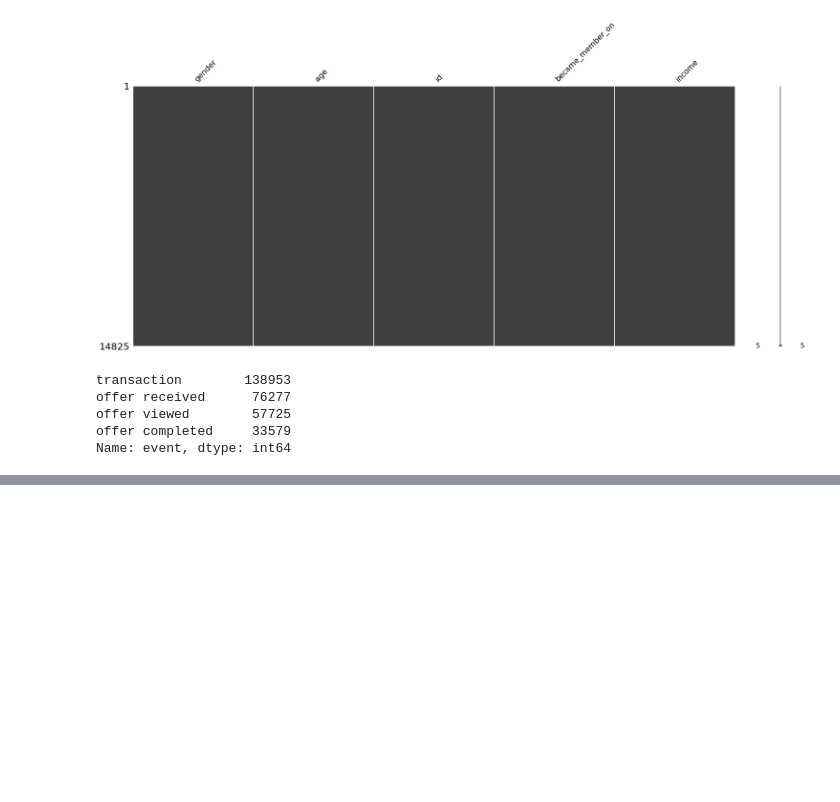
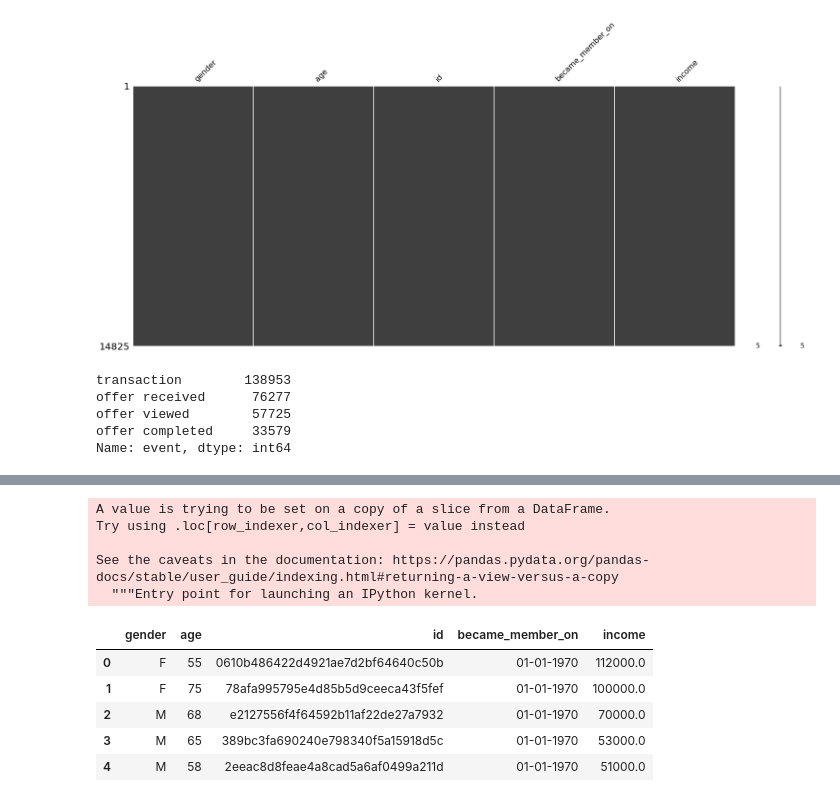
Before and after one commit to malekaburaddaha/Starbucks-Project, a Jupyter notebook: Starbucks_Capstone_notebook.ipynb, the cells around one changed output, grey strips where cells are left out. Saved outputs shown, nothing was run; the diff lists cells and outputs as text; code cells hidden in the pictures; blank space fills up the shorter version.

Commit message:
Data Processing

```diff
--- a/Starbucks_Capstone_notebook.ipynb
+++ b/Starbucks_Capstone_notebook.ipynb
@@ -214,3 +216,18 @@ See the caveats in the documentation: https://pandas.pydata.org/pandas-docs/stab
+# %%
+complete_profile['became_member_on'] = complete_profile['became_member_on'].dt.strftime("%d-%m-%Y")
+complete_profile.head()
+# %% [output]
+A value is trying to be set on a copy of a slice from a DataFrame.
+Try using .loc[row_indexer,col_indexer] = value instead
+
+See the caveats in the documentation: https://pandas.pydata.org/pandas-docs/stable/user_guide/indexing.html#returning-a-view-versus-a-copy
+  """Entry point for launching an IPython kernel.
+|  | gender | age | id | became_member_on | income |
+| 0 | F | 55 | 0610b486422d4921ae7d2bf64640c50b | 01-01-1970 | 112000.0 |
+| 1 | F | 75 | 78afa995795e4d85b5d9ceeca43f5fef | 01-01-1970 | 100000.0 |
+| 2 | M | 68 | e2127556f4f64592b11af22de27a7932 | 01-01-1970 | 70000.0 |
+| 3 | M | 65 | 389bc3fa690240e798340f5a15918d5c | 01-01-1970 | 53000.0 |
+| 4 | M | 58 | 2eeac8d8feae4a8cad5a6af0499a211d | 01-01-1970 | 51000.0 |
 # %%
 complete_profile['became_member_on'].value_counts()
 # %% [output]
```
Also changed, not shown: parts of 6 cells of this notebook.
